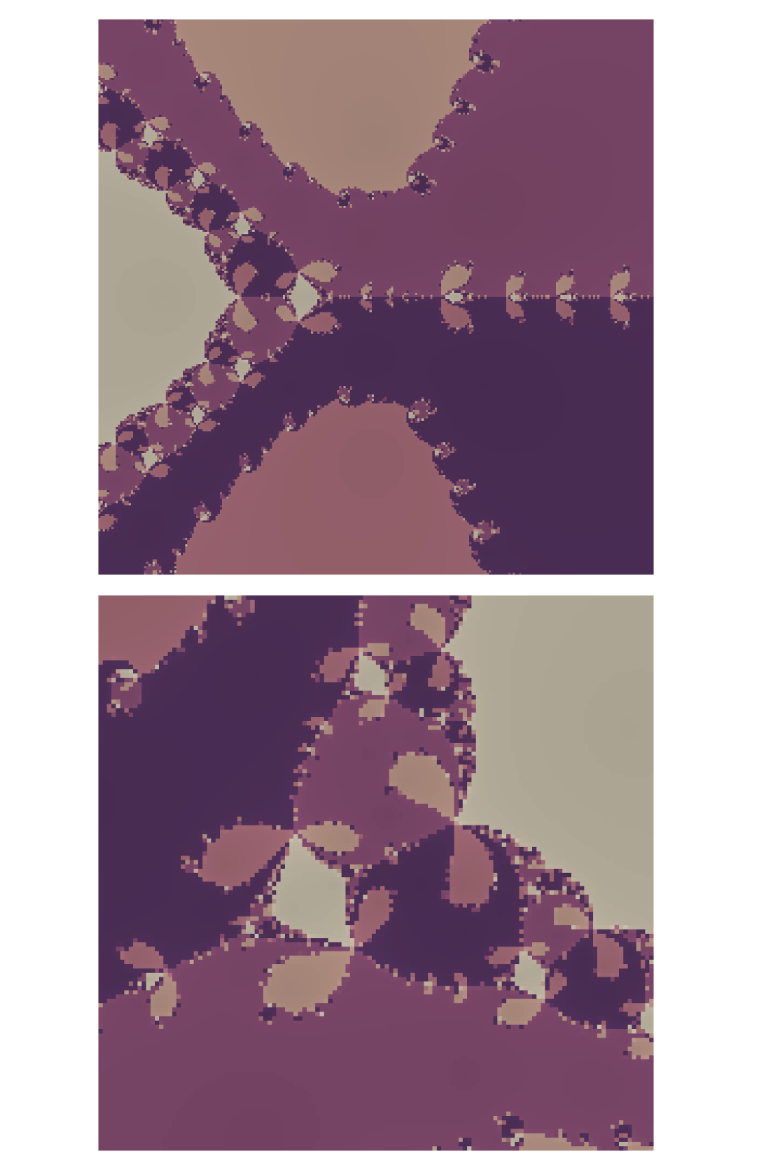
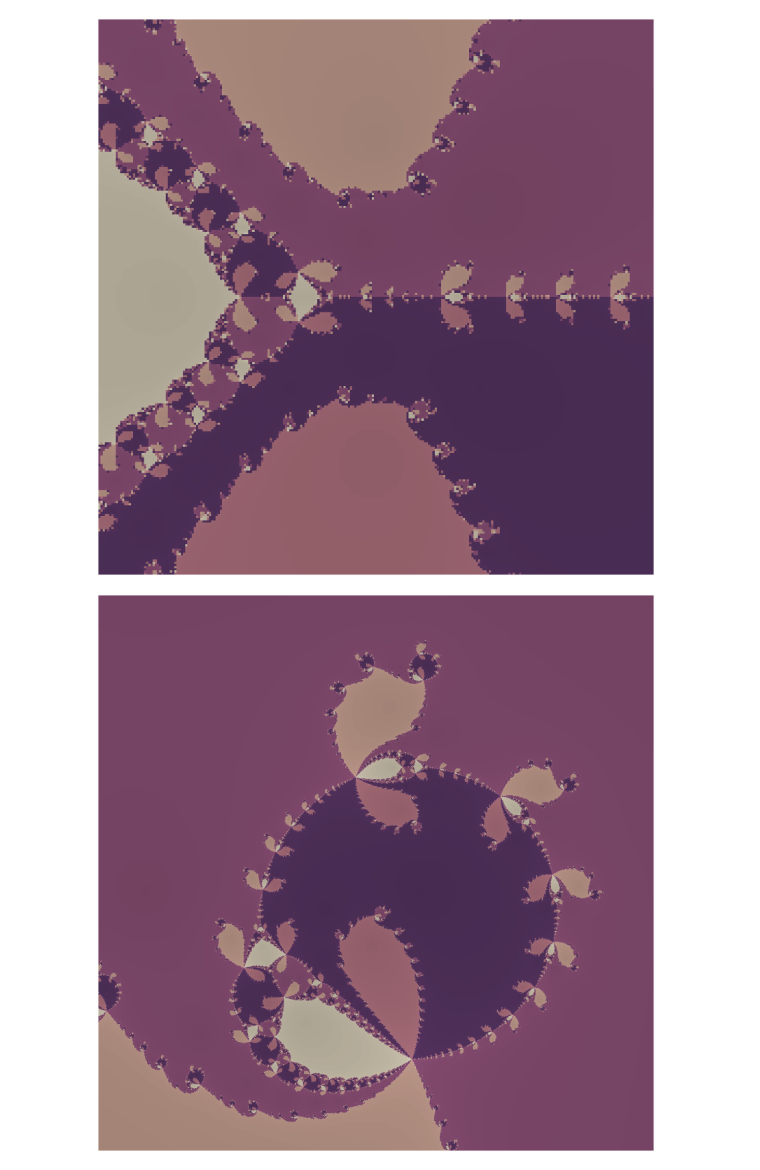
Before and after one commit to masterdesky/maths, a Jupyter notebook: fractal sets/newton-raphson/newton-raphson.ipynb, the cells around one changed output. Saved outputs shown, nothing was run; the diff lists cells and outputs as text; code cells hidden in the pictures.

```diff
--- a/fractal sets/newton-raphson/newton-raphson.ipynb
+++ b/fractal sets/newton-raphson/newton-raphson.ipynb
@@ -13,7 +13,8 @@ grid_lims = (
   ((-1.5,0),(-0.75,0.75)),
   ((-1.2,-0.8),(0.0,0.4)),
   ((-1.03,-0.99),(0.13,0.17)),
-  ((-1.009290,-1.009265),(0.147300,0.147325))
+  ((-1.009290,-1.009265),(0.147300,0.147325)),
+  ((-1.0092734515,-1.0092734495), (0.1473217440, 0.1473217460))
 )
 # %%
 # Choose index only here!
@@ -28,10 +29,10 @@ NR_fractal(P,
 # %%
 # Choose index only here!
 gl = grid_lims[-1]
 
 NR_fractal(P,
-           N=128, n_steps=50, figsize=(30,30),
+           N=1072, n_steps=55, figsize=(30,30),
            grid_lim_x=gl[0], grid_lim_y=gl[1],
            axis=False, save=False)
 # %% [output]
-[figure, old version]
+[figure, new version]
```
Also changed, not shown: 4 other files.
